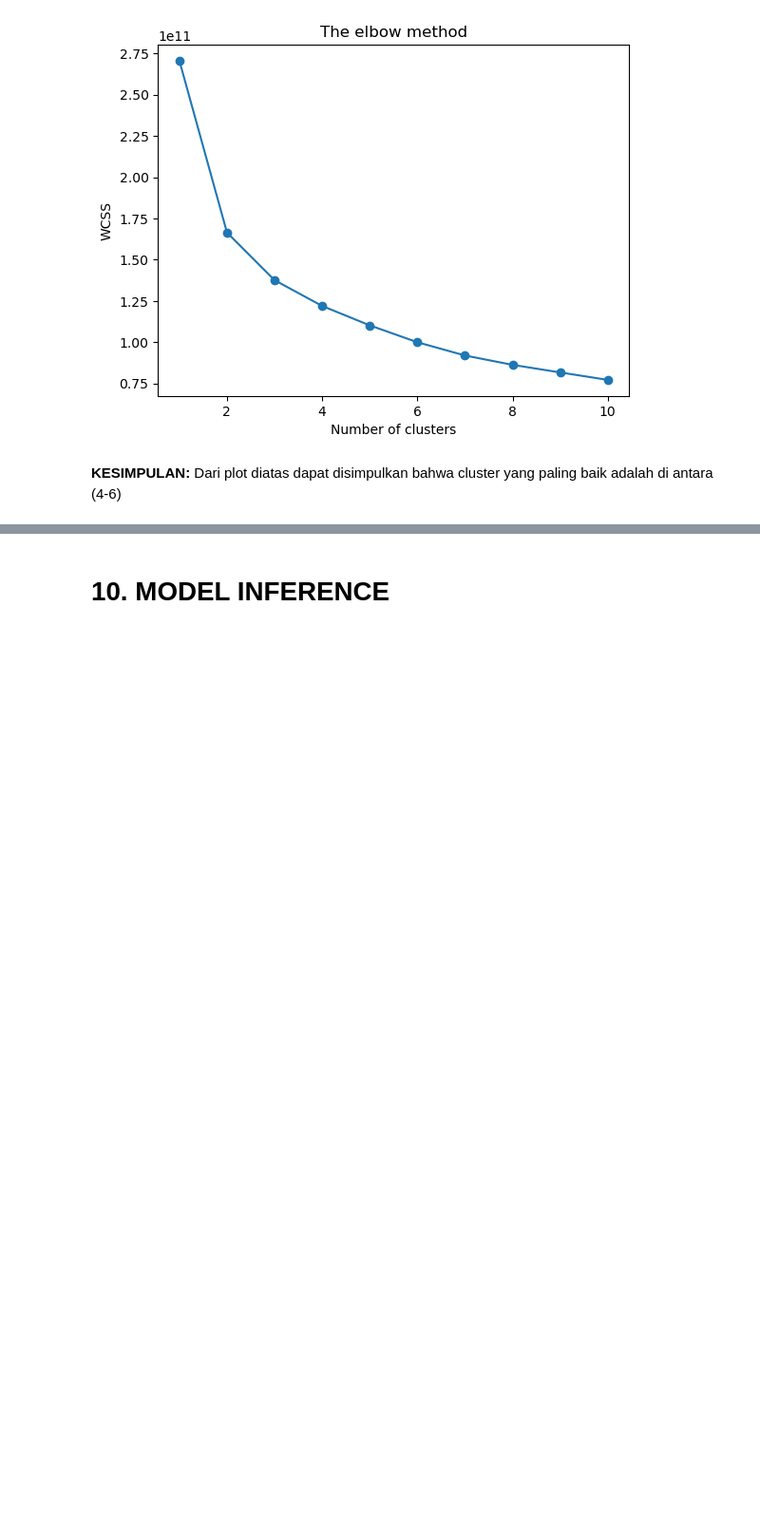
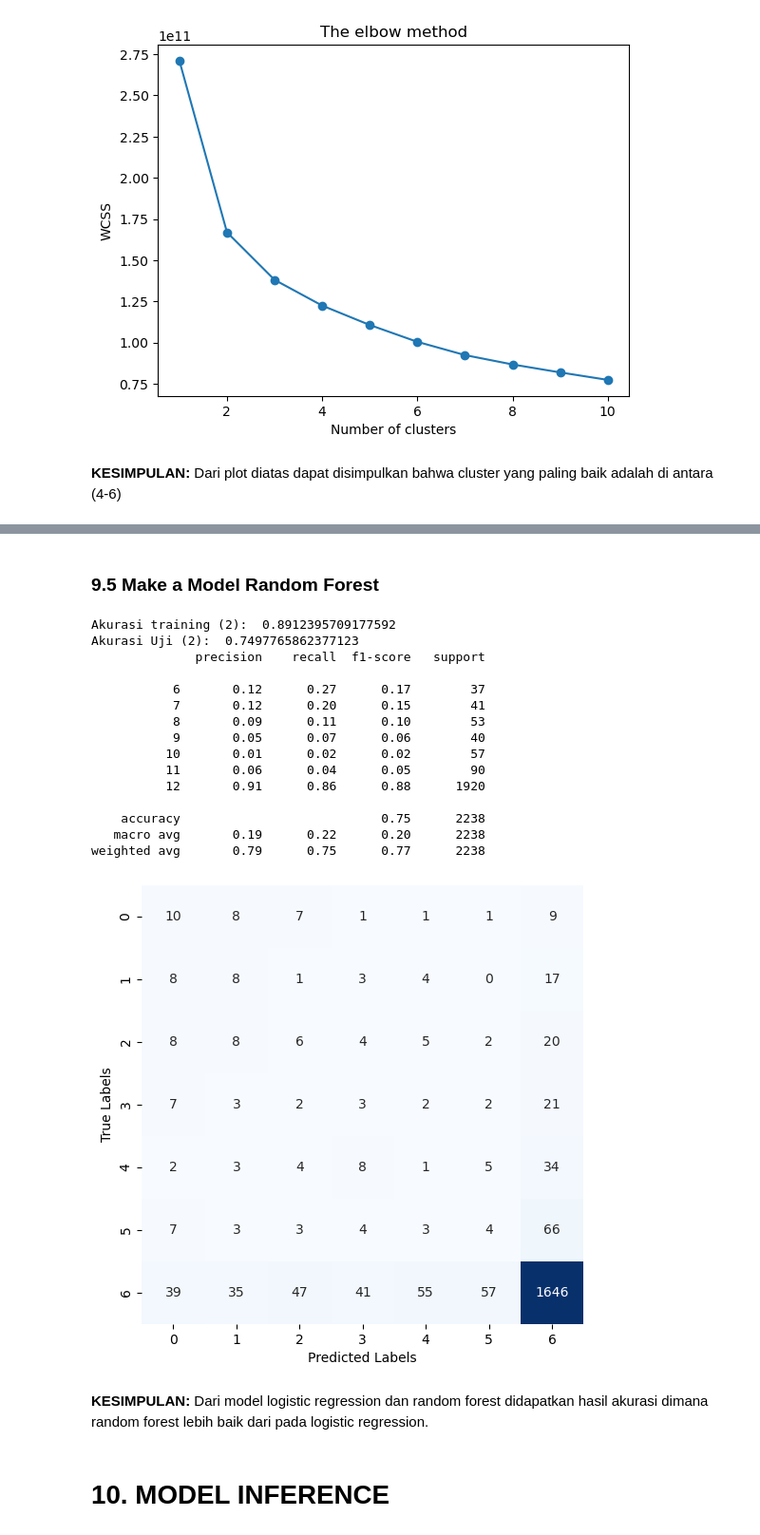
Before and after one commit to mastirt/H8_5_Batch, a Jupyter notebook: Final_Project/fp4/PYTN_KampusMerdeka_fp4_Mahesa Tirta Panjalu.ipynb, the cells around one changed output, grey strips where cells are left out. Shown at 95% size. Cells and saved outputs as stored; diff of their text form; code cells hidden in the pictures; blank space fills up the shorter version.

```diff
--- a/Final_Project/fp4/PYTN_KampusMerdeka_fp4_Mahesa Tirta Panjalu.ipynb
+++ b/Final_Project/fp4/PYTN_KampusMerdeka_fp4_Mahesa Tirta Panjalu.ipynb
@@ -1315,3 +1302,44 @@ weighted avg       0.81      0.49      0.59      2238
+# %% [markdown]
+### 9.5 Make a Model Random Forest
+# %%
+model_rf = RandomForestClassifier(min_samples_leaf = 5, min_samples_split = 10,n_estimators=11, random_state=42, class_weight ='balanced')
+model_rf.fit(X_train, y_train)
+
+# Prediksi menggunakan set uji
+y_train_pred = model_rf.predict(X_train)
+y_test_pred = model_rf.predict(X_test)
+
+# Melihat hasil akurasi prediksi
+print("Akurasi training (2): ", accuracy_score(y_train, y_train_pred))
+print("Akurasi Uji (2): ", accuracy_score(y_test, y_test_pred))
+print(classification_report(y_test, y_test_pred))
+
+# Buat matriks konfusi dari hasil prediksi testing model RandomForestClassifier (2)
+cm_2 = confusion_matrix(y_test, y_test_pred)
+plt.figure(figsize=(6, 6))
+sns.heatmap(cm_2, annot=True, fmt='d', cmap='Blues', cbar=False)
+plt.xlabel('Predicted Labels')
+plt.ylabel('True Labels')
+plt.show()
+# %% [output]
+Akurasi training (2):  0.8912395709177592
+Akurasi Uji (2):  0.7497765862377123
+              precision    recall  f1-score   support
+
+           6       0.12      0.27      0.17        37
+           7       0.12      0.20      0.15        41
+           8       0.09      0.11      0.10        53
+           9       0.05      0.07      0.06        40
+          10       0.01      0.02      0.02        57
+          11       0.06      0.04      0.05        90
+          12       0.91      0.86      0.88      1920
+
+    accuracy                           0.75      2238
+   macro avg       0.19      0.22      0.20      2238
+weighted avg       0.79      0.75      0.77      2238
+[figure, added]
+# %% [markdown]
+**KESIMPULAN:** Dari model logistic regression dan random forest didapatkan hasil akurasi dimana random forest lebih baik dari pada logistic regression.
 # %% [markdown]
 # 10. MODEL INFERENCE
 # %% [markdown]
```
Also changed, not shown: parts of 36 cells of this notebook, 5 other files.
